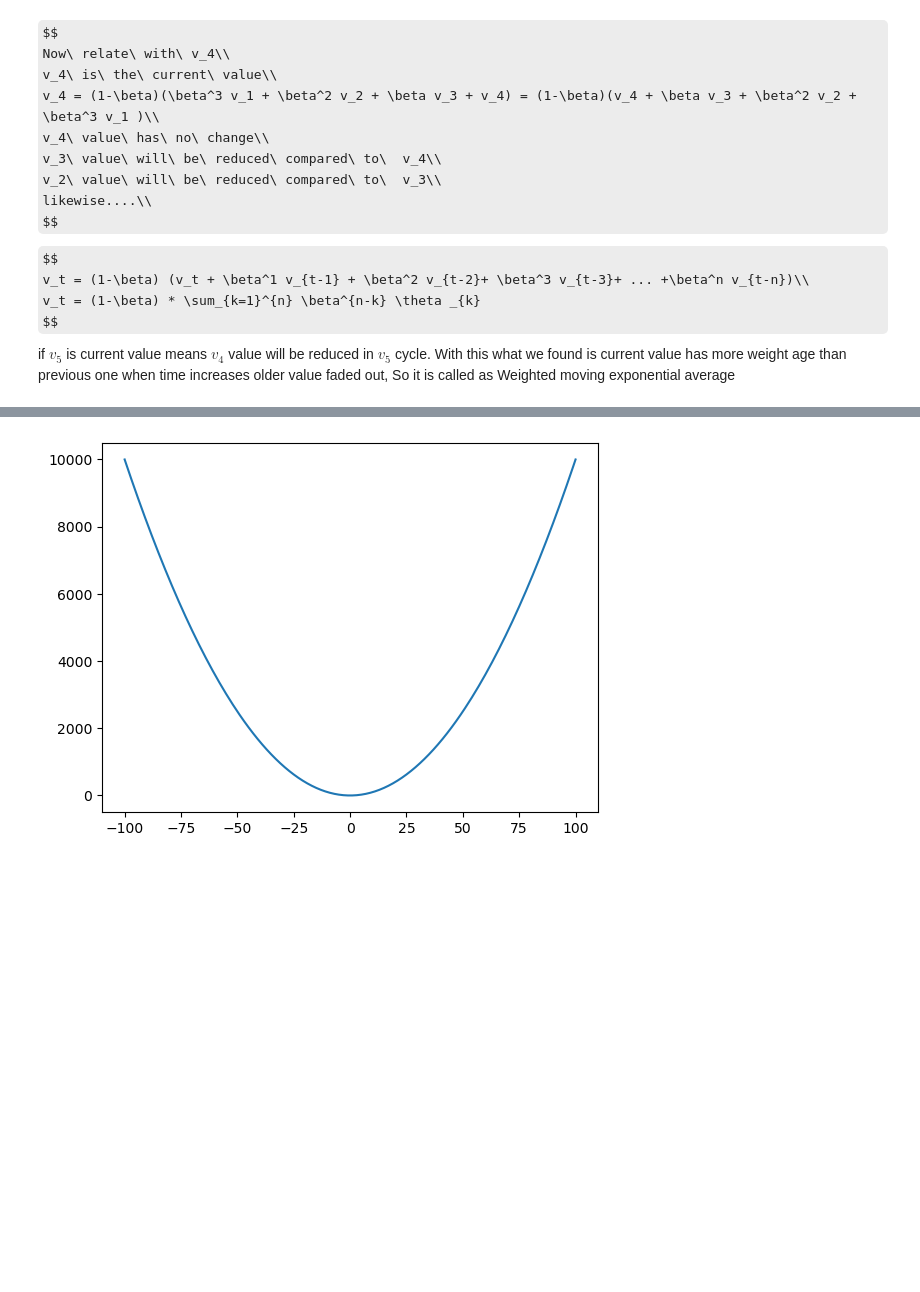
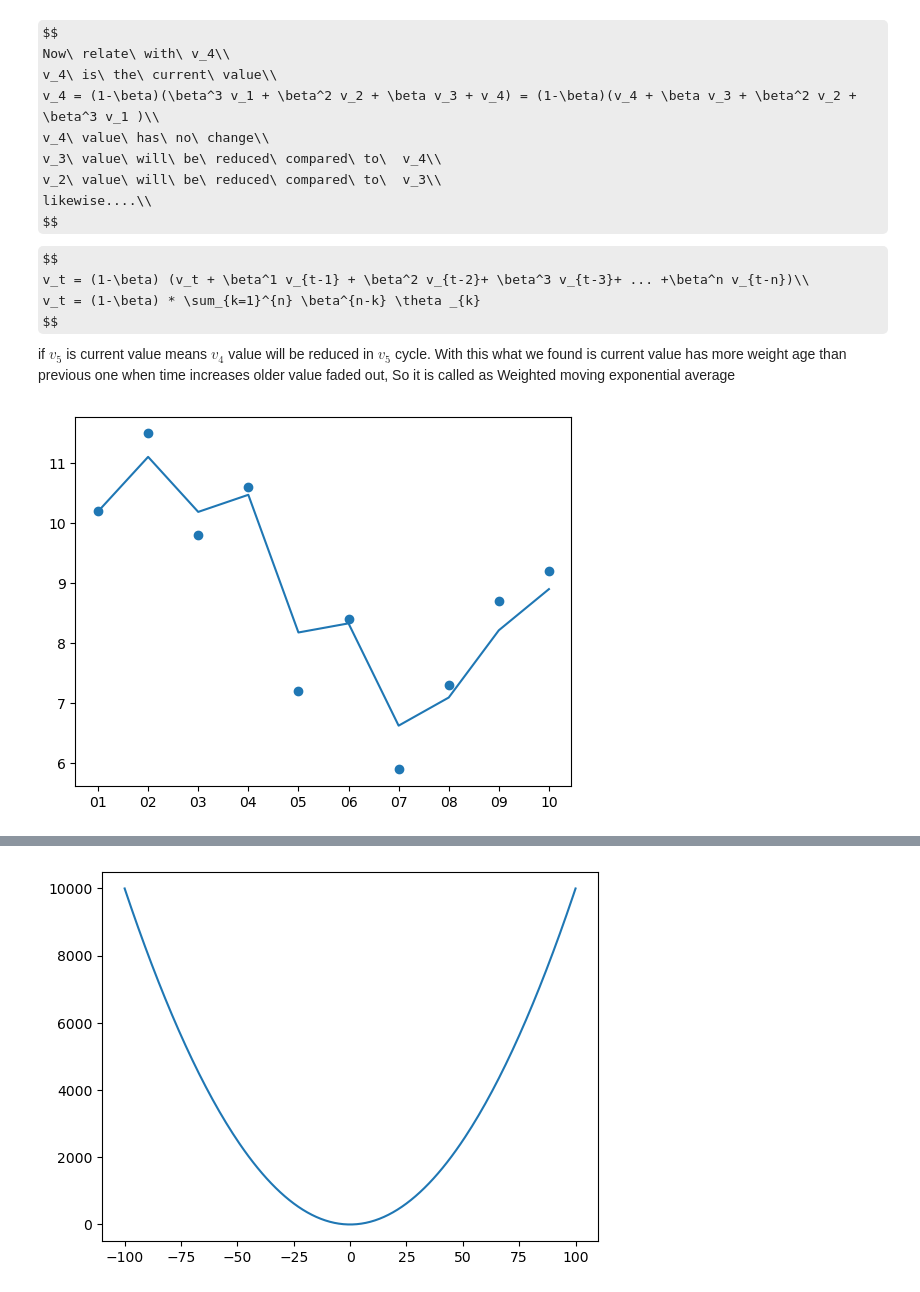
Before and after one commit to Jithendiran/mlTask, a Jupyter notebook: docs/gradient/Momentum.ipynb, the cells around one changed output, grey strips where cells are left out. Saved outputs shown, nothing was run; the diff lists cells and outputs as text; code cells hidden in the pictures; some formulas as TeX source; blank space fills up the shorter version.

```diff
--- a/docs/gradient/Momentum.ipynb
+++ b/docs/gradient/Momentum.ipynb
@@ -121,3 +121,27 @@ v_t = (1-\beta) (v_t + \beta^1 v_{t-1} + \beta^2 v_{t-2}+ \beta^3 v_{t-3}+ ... +
 v_t = (1-\beta) * \sum_{k=1}^{n} \beta^{n-k} \theta _{k}
 $$
 if $v_5$ is current value means $v_4$ value  will be reduced in $v_5$ cycle. With this what we found is current value has more weight age than previous one when time increases older value faded out, So it is called as Weighted moving exponential average
+# %%
+def expoWeightAvg(beta,values):
+    oldEwa = 0
+    finalValue = []
+    for i,value in enumerate(values):
+        if i == 0:
+            oldEwa = value
+            finalValue.append(value)
+        else:
+            ewa = ((beta) * oldEwa) + ((1 - beta) * (value))
+            oldEwa = ewa
+            finalValue.append(ewa)
+
+    return finalValue
+# %%
+def graph(x,y,y1):
+    plt.scatter(x,y)
+    plt.plot(x,y1)
+    plt.show()
+# %%
+y1 = expoWeightAvg(0.3,y)
+graph(x,y,y1)
+# %% [output]
+[figure, added]
```
Also changed, not shown: parts of 9 cells of this notebook.
